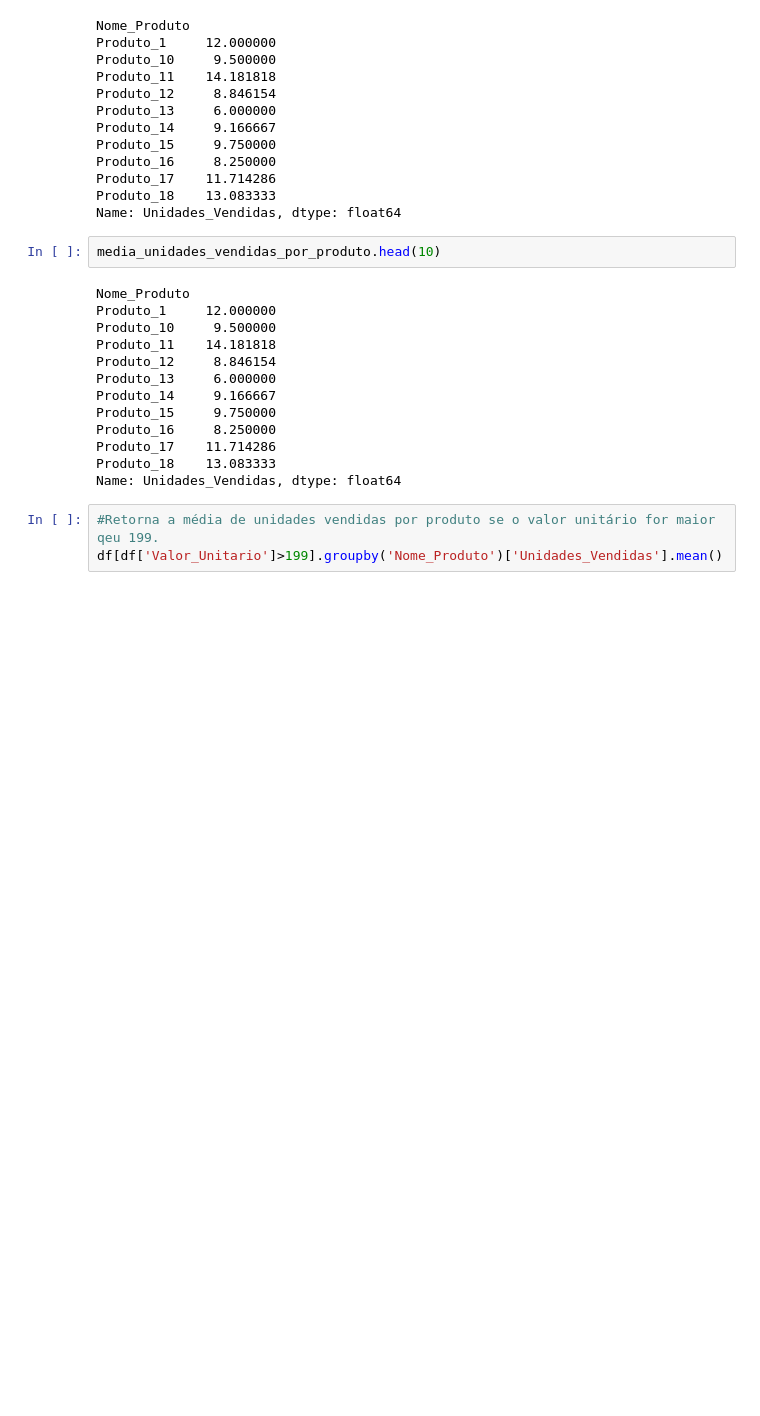
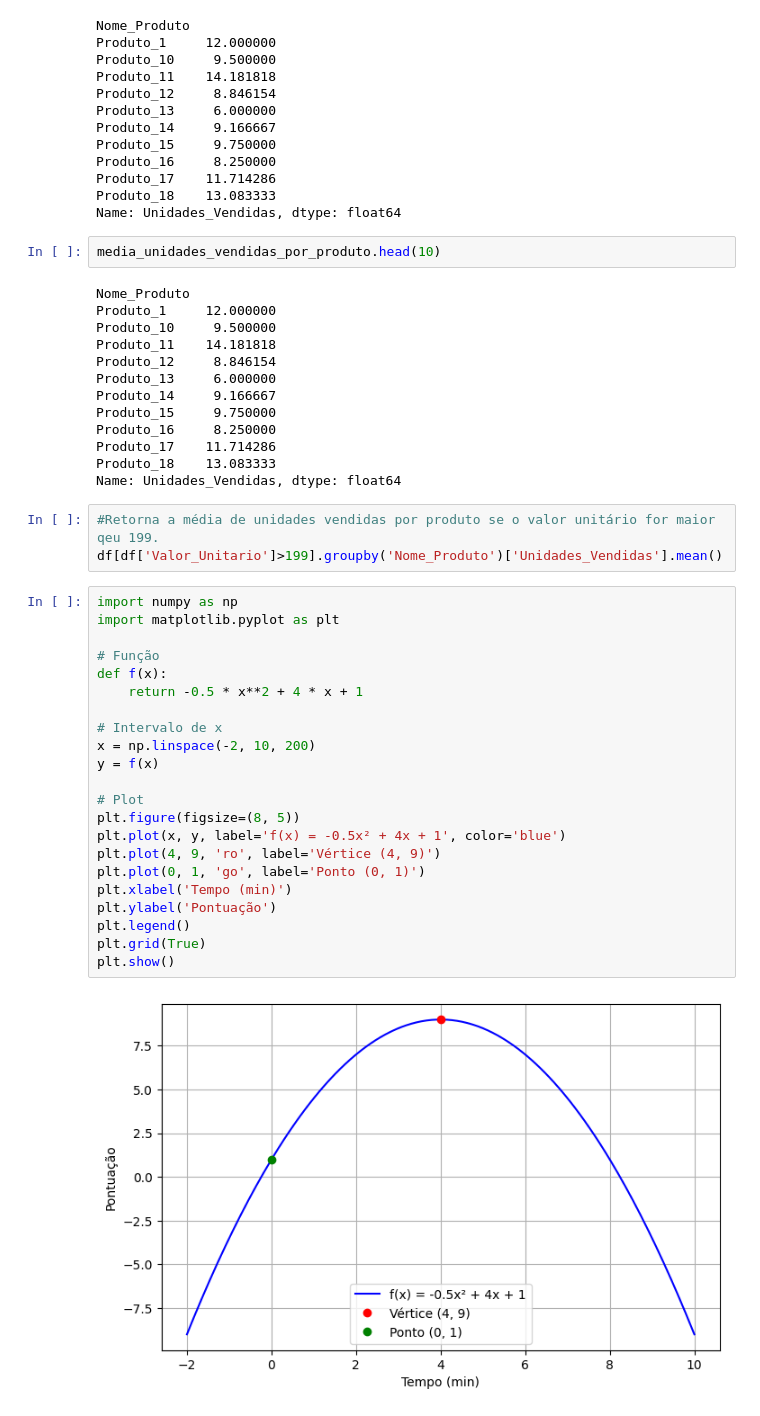
Before and after one commit to Robert-FM/curso_de_dados, a Jupyter notebook: Cap 12 - SQL.ipynb, the cells around one changed output. Saved outputs shown, nothing was run; the diff lists cells and outputs as text; blank space fills up the shorter version.

```diff
--- a/Cap 12 - SQL.ipynb
+++ b/Cap 12 - SQL.ipynb
@@ -277,3 +277,27 @@ Name: Unidades_Vendidas, dtype: float64
 # %%
 #Retorna a média de unidades vendidas por produto se o valor unitário for maior qeu 199.
 df[df['Valor_Unitario']>199].groupby('Nome_Produto')['Unidades_Vendidas'].mean()
+# %%
+import numpy as np
+import matplotlib.pyplot as plt
+
+# Função
+def f(x):
+    return -0.5 * x**2 + 4 * x + 1
+
+# Intervalo de x
+x = np.linspace(-2, 10, 200)
+y = f(x)
+
+# Plot
+plt.figure(figsize=(8, 5))
+plt.plot(x, y, label='f(x) = -0.5x² + 4x + 1', color='blue')
+plt.plot(4, 9, 'ro', label='Vértice (4, 9)')
+plt.plot(0, 1, 'go', label='Ponto (0, 1)')
+plt.xlabel('Tempo (min)')
+plt.ylabel('Pontuação')
+plt.legend()
+plt.grid(True)
+plt.show()
+# %% [output]
+[figure, added]
```
Also changed, not shown: parts of 1 cell of this notebook.
